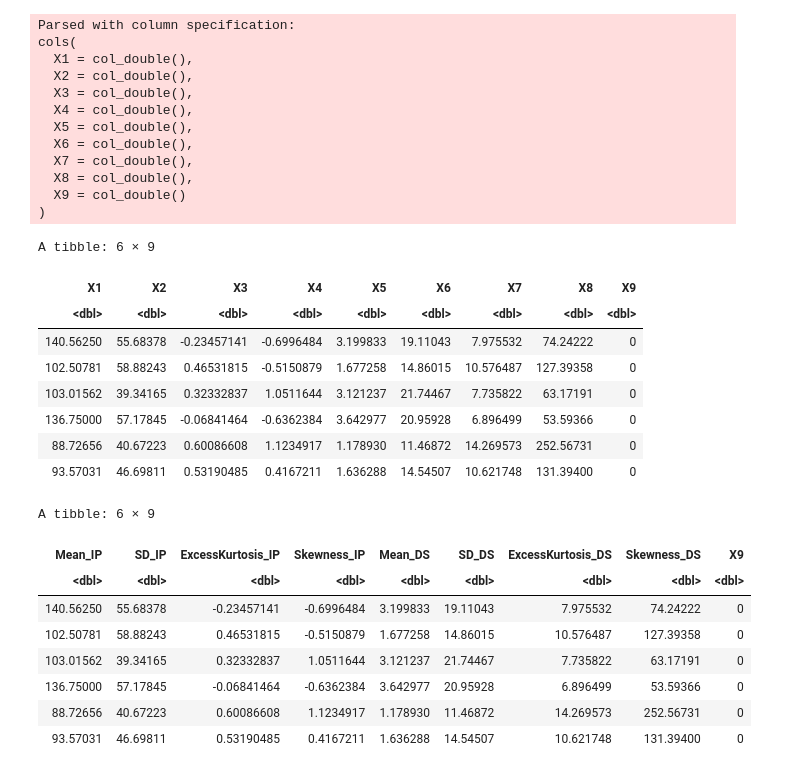
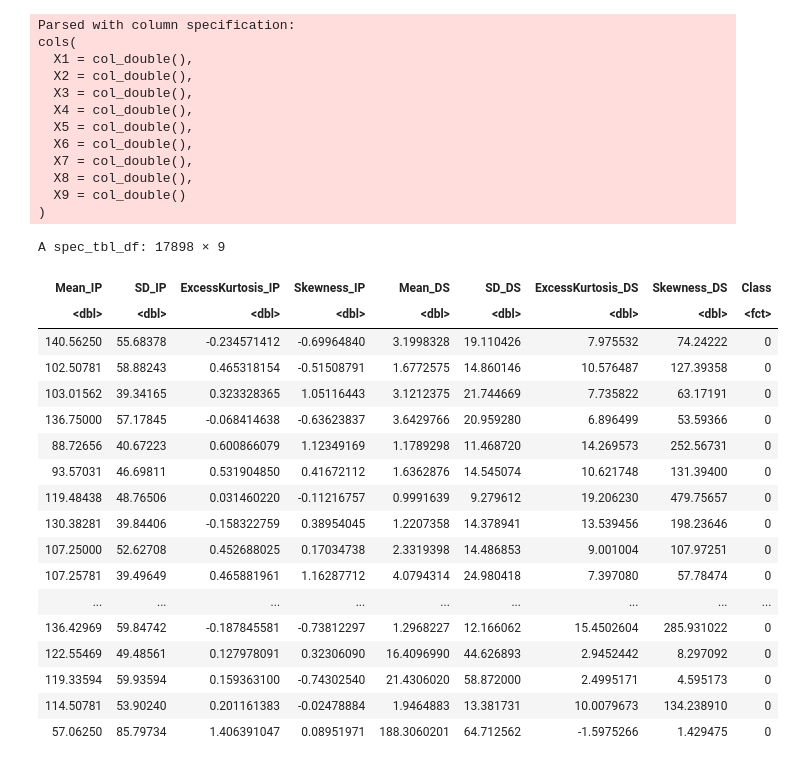
Before and after one commit to JeanetteOfficial/DSCI100_GroupProject_006_1, a Jupyter notebook: projectproposal.ipynb, the cells around one changed output. Cells and saved outputs as stored; diff of their text form; code cells hidden in the pictures.

```diff
--- a/projectproposal.ipynb
+++ b/projectproposal.ipynb
@@ -5,27 +25,0 @@ library(tidyverse)
-# %%
-raw_data <- read_csv("pulsarstar.csv", col_names = FALSE)
-# %% [output]
-Parsed with column specification:
-cols(
-  X1 = col_double(),
-  X2 = col_double(),
-  X3 = col_double(),
-  X4 = col_double(),
-  X5 = col_double(),
-  X6 = col_double(),
-  X7 = col_double(),
-  X8 = col_double(),
-  X9 = col_double()
-)
-# %%
-head(raw_data)
-# %% [output]
-A tibble: 6 × 9
-| X1 | X2 | X3 | X4 | X5 | X6 | X7 | X8 | X9 |
-| <dbl> | <dbl> | <dbl> | <dbl> | <dbl> | <dbl> | <dbl> | <dbl> | <dbl> |
-| 140.56250 | 55.68378 | -0.23457141 | -0.6996484 | 3.199833 | 19.11043 | 7.975532 | 74.24222 | 0 |
-| 102.50781 | 58.88243 | 0.46531815 | -0.5150879 | 1.677258 | 14.86015 | 10.576487 | 127.39358 | 0 |
-| 103.01562 | 39.34165 | 0.32332837 | 1.0511644 | 3.121237 | 21.74467 | 7.735822 | 63.17191 | 0 |
-| 136.75000 | 57.17845 | -0.06841464 | -0.6362384 | 3.642977 | 20.95928 | 6.896499 | 53.59366 | 0 |
-| 88.72656 | 40.67223 | 0.60086608 | 1.1234917 | 1.178930 | 11.46872 | 14.269573 | 252.56731 | 0 |
-| 93.57031 | 46.69811 | 0.53190485 | 0.4167211 | 1.636288 | 14.54507 | 10.621748 | 131.39400 | 0 |
@@ -34,23 +26,47 @@ A tibble: 6 × 9
 # %%
-raw_data <- rename(raw_data,
+pulsar_raw_data <- read_csv("data/HTRU_2.csv", col_names = FALSE)
+pulsar_raw_data <-rename(pulsar_raw_data,
        Mean_IP = X1,
        SD_IP = X2,
        ExcessKurtosis_IP = X3,
        Skewness_IP = X4,
        Mean_DS = X5,
        SD_DS = X6,
        ExcessKurtosis_DS = X7,
-       Skewness_DS = X8, )
+       Skewness_DS = X8,
+       Class = X9) %>%
+mutate(Class = as_factor(Class))
+pulsar_raw_data
+# %% [output]
+Parsed with column specification:
+cols(
+  X1 = col_double(),
+  X2 = col_double(),
+  X3 = col_double(),
+  X4 = col_double(),
+  X5 = col_double(),
+  X6 = col_double(),
+  X7 = col_double(),
+  X8 = col_double(),
+  X9 = col_double()
+)
+A spec_tbl_df: 17898 × 9
+| Mean_IP | SD_IP | ExcessKurtosis_IP | Skewness_IP | Mean_DS | SD_DS | ExcessKurtosis_DS | Skewness_DS | Class |
+| <dbl> | <dbl> | <dbl> | <dbl> | <dbl> | <dbl> | <dbl> | <dbl> | <fct> |
+| 140.56250 | 55.68378 | -0.234571412 | -0.69964840 | 3.1998328 | 19.110426 | 7.975532 | 74.24222 | 0 |
+| 102.50781 | 58.88243 | 0.465318154 | -0.51508791 | 1.6772575 | 14.860146 | 10.576487 | 127.39358 | 0 |
+| 103.01562 | 39.34165 | 0.323328365 | 1.05116443 | 3.1212375 | 21.744669 | 7.735822 | 63.17191 | 0 |
+| 136.75000 | 57.17845 | -0.068414638 | -0.63623837 | 3.6429766 | 20.959280 | 6.896499 | 53.59366 | 0 |
+| 88.72656 | 40.67223 | 0.600866079 | 1.12349169 | 1.1789298 | 11.468720 | 14.269573 | 252.56731 | 0 |
+| 93.57031 | 46.69811 | 0.531904850 | 0.41672112 | 1.6362876 | 14.545074 | 10.621748 | 131.39400 | 0 |
+| 119.48438 | 48.76506 | 0.031460220 | -0.11216757 | 0.9991639 | 9.279612 | 19.206230 | 479.75657 | 0 |
+| 130.38281 | 39.84406 | -0.158322759 | 0.38954045 | 1.2207358 | 14.378941 | 13.539456 | 198.23646 | 0 |
+| 107.25000 | 52.62708 | 0.452688025 | 0.17034738 | 2.3319398 | 14.486853 | 9.001004 | 107.97251 | 0 |
+| 107.25781 | 39.49649 | 0.465881961 | 1.16287712 | 4.0794314 | 24.980418 | 7.397080 | 57.78474 | 0 |
+| ... | ... | ... | ... | ... | ... | ... | ... | ... |
+| 136.42969 | 59.84742 | -0.187845581 | -0.73812297 | 1.2968227 | 12.166062 | 15.4502604 | 285.931022 | 0 |
+| 122.55469 | 49.48561 | 0.127978091 | 0.32306090 | 16.4096990 | 44.626893 | 2.9452442 | 8.297092 | 0 |
+| 119.33594 | 59.93594 | 0.159363100 | -0.74302540 | 21.4306020 | 58.872000 | 2.4995171 | 4.595173 | 0 |
+| 114.50781 | 53.90240 | 0.201161383 | -0.02478884 | 1.9464883 | 13.381731 | 10.0079673 | 134.238910 | 0 |
+| 57.06250 | 85.79734 | 1.406391047 | 0.08951971 | 188.3060201 | 64.712562 | -1.5975266 | 1.429475 | 0 |
-# %%
-head(raw_data)
-# %% [output]
-A tibble: 6 × 9
-| Mean_IP | SD_IP | ExcessKurtosis_IP | Skewness_IP | Mean_DS | SD_DS | ExcessKurtosis_DS | Skewness_DS | X9 |
-| <dbl> | <dbl> | <dbl> | <dbl> | <dbl> | <dbl> | <dbl> | <dbl> | <dbl> |
-| 140.56250 | 55.68378 | -0.23457141 | -0.6996484 | 3.199833 | 19.11043 | 7.975532 | 74.24222 | 0 |
-| 102.50781 | 58.88243 | 0.46531815 | -0.5150879 | 1.677258 | 14.86015 | 10.576487 | 127.39358 | 0 |
-| 103.01562 | 39.34165 | 0.32332837 | 1.0511644 | 3.121237 | 21.74467 | 7.735822 | 63.17191 | 0 |
-| 136.75000 | 57.17845 | -0.06841464 | -0.6362384 | 3.642977 | 20.95928 | 6.896499 | 53.59366 | 0 |
-| 88.72656 | 40.67223 | 0.60086608 | 1.1234917 | 1.178930 | 11.46872 | 14.269573 | 252.56731 | 0 |
-| 93.57031 | 46.69811 | 0.53190485 | 0.4167211 | 1.636288 | 14.54507 | 10.621748 | 131.39400 | 0 |
 # %%
```
Also changed, not shown: parts of 20 cells of this notebook, 1 other file.
